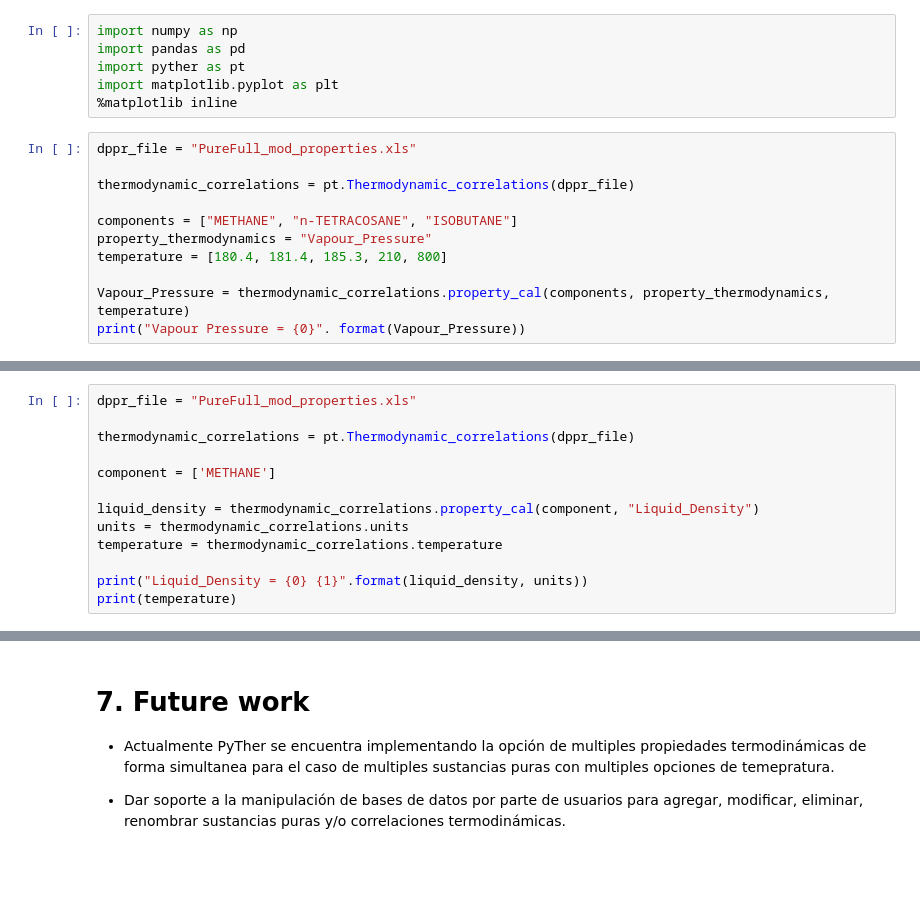
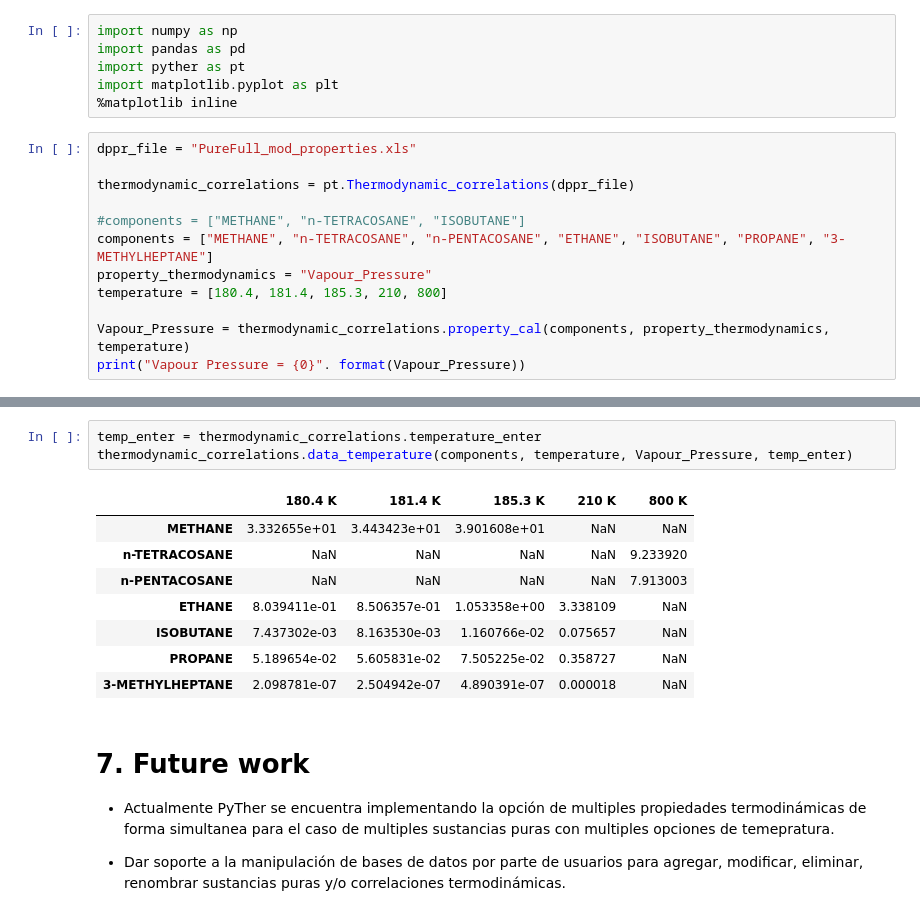
Before and after one commit to pysg/pyther, a Jupyter notebook: thermodynamic_correlations.ipynb, the cells around one changed output, grey strips where cells are left out. Cells and saved outputs as stored; diff of their text form; blank space fills up the shorter version.

Commit message:
thermodynamics correlations

```diff
--- a/thermodynamic_correlations.ipynb
+++ b/thermodynamic_correlations.ipynb
@@ -224,7 +226,8 @@ dppr_file = "PureFull_mod_properties.xls"
 
 thermodynamic_correlations = pt.Thermodynamic_correlations(dppr_file)
 
-components = ["METHANE", "n-TETRACOSANE", "ISOBUTANE"]
+#components = ["METHANE", "n-TETRACOSANE", "ISOBUTANE"]
+components = ["METHANE", "n-TETRACOSANE", "n-PENTACOSANE", "ETHANE", "ISOBUTANE", "PROPANE", "3-METHYLHEPTANE"]
 property_thermodynamics = "Vapour_Pressure"
 temperature = [180.4, 181.4, 185.3, 210, 800]
 
@@ -361,13 +251,0 @@ TypeError: 'NoneType' object is not subscriptable
-# %%
-dppr_file = "PureFull_mod_properties.xls"
-
-thermodynamic_correlations = pt.Thermodynamic_correlations(dppr_file)
-
-component = ['METHANE']
-
-liquid_density = thermodynamic_correlations.property_cal(component, "Liquid_Density")
-units = thermodynamic_correlations.units
-temperature = thermodynamic_correlations.temperature
-
-print("Liquid_Density = {0} {1}".format(liquid_density, units))
-print(temperature)
@@ -392,3 +256,15 @@ Liquid_Density = [array([28.179948075677302], dtype=object)
+# %%
+temp_enter = thermodynamic_correlations.temperature_enter
+thermodynamic_correlations.data_temperature(components, temperature, Vapour_Pressure, temp_enter)
+# %% [output]
+|  | 180.4 K | 181.4 K | 185.3 K | 210 K | 800 K |
+| METHANE | 3.332655e+01 | 3.443423e+01 | 3.901608e+01 | NaN | NaN |
+| n-TETRACOSANE | NaN | NaN | NaN | NaN | 9.233920 |
+| n-PENTACOSANE | NaN | NaN | NaN | NaN | 7.913003 |
+| ETHANE | 8.039411e-01 | 8.506357e-01 | 1.053358e+00 | 3.338109 | NaN |
+| ISOBUTANE | 7.437302e-03 | 8.163530e-03 | 1.160766e-02 | 0.075657 | NaN |
+| PROPANE | 5.189654e-02 | 5.605831e-02 | 7.505225e-02 | 0.358727 | NaN |
+| 3-METHYLHEPTANE | 2.098781e-07 | 2.504942e-07 | 4.890391e-07 | 0.000018 | NaN |
 # %% [markdown]
 # 7. Future work
 
```
Also changed, not shown: parts of 29 cells of this notebook, 6 other files.
